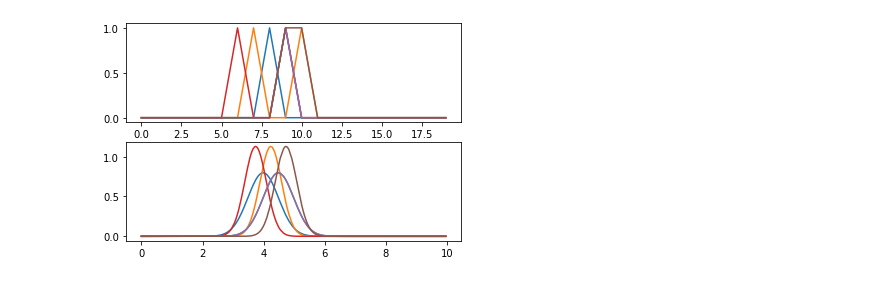
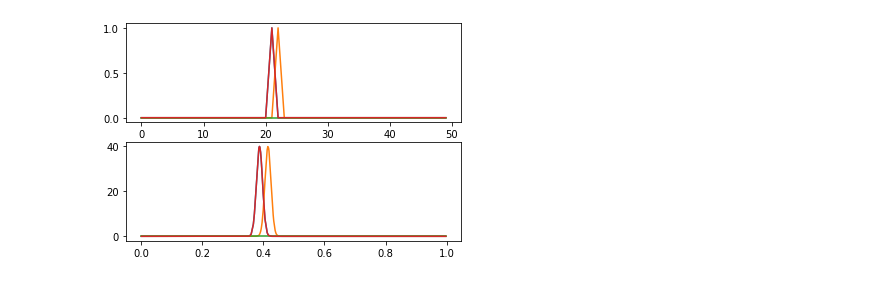
Before and after one commit to simonebmalerba/neural_VAE, a Jupyter notebook: bernoulli_enc.ipynb, the cells around one changed output. Drawn from its saved outputs; the diff is of its cells as text; code cells hidden in the pictures.

Commit message:
Bernoulli Encoder complete

```diff
--- a/bernoulli_enc.ipynb
+++ b/bernoulli_enc.ipynb
@@ -5,8 +5,8 @@ import matplotlib.pyplot as plt
 import torch.nn.functional as F
 from src.encoders_decoders import *
 # %%
-N = 20
+N = 50
 #Define data distribution
-x_data = torch.distributions.uniform.Uniform(0,10).sample((500,))[:,None]
+x_data = torch.distributions.uniform.Uniform(0,1).sample((500,))[:,None]
 x_sorted,indices = x_data.sort(dim=0)
 x_min,x_max = x_sorted[0,:].item(),x_sorted[-1,:].item()
@@ -13,6 +52,15 @@ x_min,x_max = x_sorted[0,:].item(),x_sorted[-1,:].item()
 # %%
-enc = BernoulliEncoder(N,x_min,x_max)
-enc.log_sigmas = torch.log(0.5*torch.ones(N)[None,:])
-inv_sigmas = 1/(2*torch.exp(2*enc.log_sigmas)).transpose(0,1)
-phi0 = torch.cat((2*enc.cs.transpose(0,1)*inv_sigmas,-inv_sigmas),dim=1)
+enc = BernoulliEncoder(N,x_min-0.2,x_max+0.2)
+enc.log_sigmas = torch.log(0.01*torch.ones(N)[None,:])
+inv_sigma2 = torch.exp(-2*enc.log_sigmas).transpose(0,1)
+phi0 = torch.cat((enc.cs.transpose(0,1)*inv_sigma2,-0.5*inv_sigma2),dim=1)
 dec = GaussianDecoder(phi0)
+p_r_x = enc(x_sorted)
+bsize,N = p_r_x.shape
+eps = torch.rand(bsize,lat_samp,N)
+r = torch.sigmoid((torch.log(eps) - torch.log(1-eps) + p_r_x[:,None,:])/tau)
+mu_dec,sigma2_dec = dec(r)
+inv_sigma2_dec = 1/sigma2_dec
+mp = mu_dec*inv_sigma2_dec
+logq_x_r = -0.5*(x_sorted**2)*inv_sigma2_dec + x_sorted*mp - 0.5*mu_dec*mp - 0.5*torch.log(2*np.pi*sigma2_dec)
+logq_x_r.mean()
@@ -19,7 +68,0 @@ dec = GaussianDecoder(phi0)
-# %%
-p_r_x = enc(x_sorted)
-eps = torch.rand(500,10,N)
-r = torch.sigmoid((torch.log(eps) - torch.log(1-eps) + p_r_x[:,None,:])/tau)
-mu_dec,sigma_dec = dec(r)
-inv_sigma2 = 1/sigma_dec**2
-mp = mu_dec*inv_sigma2
@@ -33,8 +68,0 @@ def distortion(x,encoder,decoder,lat_samp=10,tau=0.5):
-# %%
-eps = torch.rand(10,500,N)
-tau=0
-r = torch.sigmoid((torch.log(eps) - torch.log(1-eps) + p_r_x)/tau)
-mu_dec,sigma_dec = dec(r)
-inv_sigma2 = 1/sigma_dec**2
-mp = mu_dec*inv_sigma2
-logq_x_j = -0.5*(x_data**2)@inv_sigma2 + (x_data@mp) - 0.5*(mp)*(decoder.mu.transpose(0,1)) - np.log(np.sqrt(2*np.pi))-decoder.logsigma.transpose(0,1)
@@ -45,10 +77,10 @@ torch.Size([500, 10])
 # %%
 with torch.no_grad():
-    nsample =[1,10,20,30,40,50]
+    nsample =[1,3,5,7]
     fig,(ax1,ax2) = plt.subplots(2)
-    q_x_r = torch.exp(torch.distributions.normal.Normal(mu_dec[nsample,200],torch.sqrt(sigma_dec[nsample,200])).log_prob(x_sorted))
-    ax1.plot(range(N),r[nsample,200,:].transpose(0,1))
+    q_x_r = torch.exp(torch.distributions.normal.Normal(mu_dec[200,nsample],torch.sqrt(sigma2_dec[200,nsample])).log_prob(x_sorted))
+    ax1.plot(range(N),r[200,nsample,:].transpose(0,1))
     ax2.plot(x_sorted,q_x_r)
     #plt.show()
 # %% [output]
-[figure, old version]
+[figure, new version]
```
Also changed, not shown: parts of 16 cells of this notebook, 2 other files.
